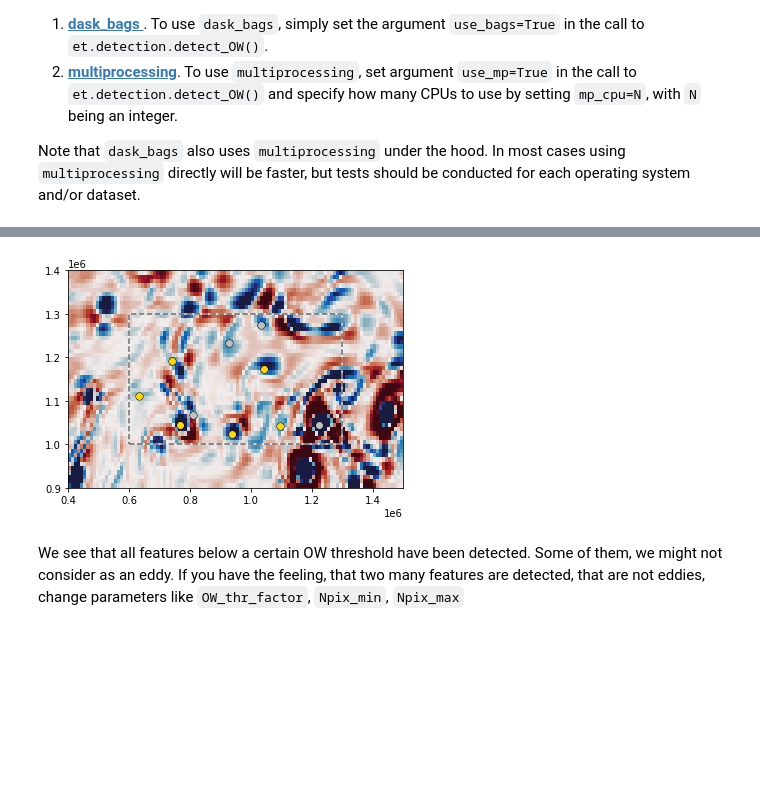
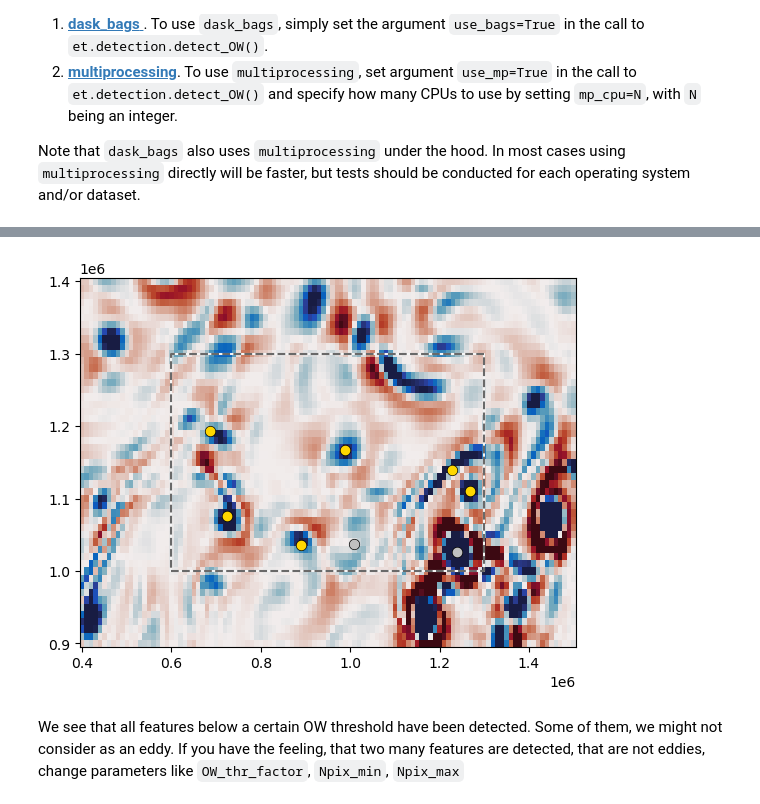
Before and after one commit to jk-rieck/eddytools, a Jupyter notebook: examples/run_eddytools_example_MITgcm_OW.ipynb, the cells around one changed output, grey strips where cells are left out. Drawn from its saved outputs; the diff is of its cells as text; code cells hidden in the pictures; blank space fills up the shorter version.

```diff
--- a/examples/run_eddytools_example_MITgcm_OW.ipynb
+++ b/examples/run_eddytools_example_MITgcm_OW.ipynb
@@ -267,28 +287,28 @@ eddies[0][1]
 # %%
 # Plot a single time step to see what the detection method detected
 t=0
 d_p = detection_parameters
 plot_lon = data_int['lon'].where(data_int['lon'].values > 0, other=data_int['lon'].values + 360)
-plt.pcolormesh(plot_lon, data_int['lat'].values, data_int.OW.isel(time=t).sel(z=100, method='nearest').values,
+plt.pcolormesh(plot_lon, data_int['lat'].values, data_int.OW.isel(time=t).values,
                vmin=-2e-10, vmax=2e-10, cmap=cm.balance)
 for c, l in zip(['whitesmoke', 'dimgray'], ['-', '--']):
     plt.plot([d_p['lon1'], d_p['lon2'], d_p['lon2'], d_p['lon1'], d_p['lon1']],
              [d_p['lat1'], d_p['lat1'], d_p['lat2'], d_p['lat2'], d_p['lat1']],
              color=c, linestyle=l)
 
 for i in np.arange(0, len(eddies[t])-1):
     if eddies[t][i]['lon'] < 0:
         eddy_lon = eddies[t][i]['lon'] + 360
     else:
         eddy_lon = eddies[t][i]['lon']
     if eddies[t][i]['type'] == 'cyclonic':
         for s, c in zip([7, 6], ['k', 'gold']):
             plt.plot(eddy_lon, eddies[t][i]['lat'], marker='o', color=c, markersize=s)
     elif eddies[t][i]['type'] == 'anticyclonic':
         for s, c in zip([7, 6], ['k', 'silver']):
             plt.plot(eddy_lon, eddies[t][i]['lat'], marker='o', color=c, markersize=s)
 # %% [output]
-[figure, old version]
+[figure, new version]
 # %% [markdown]
 We see that all features below a certain OW threshold have been detected. Some of them, we might not consider as an eddy. If you have the feeling, that two many features are detected, that are not eddies, change parameters like `OW_thr_factor`, `Npix_min`, `Npix_max`
 # %%
```
Also changed, not shown: parts of 30 cells of this notebook, 2 other files.
